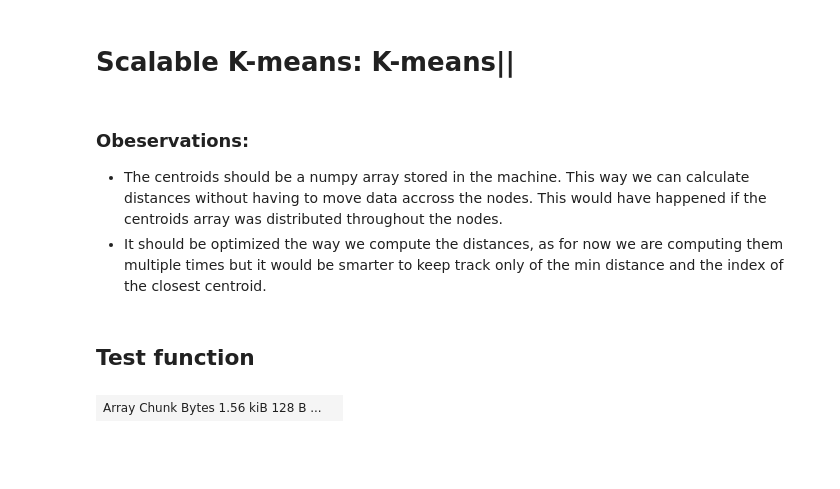
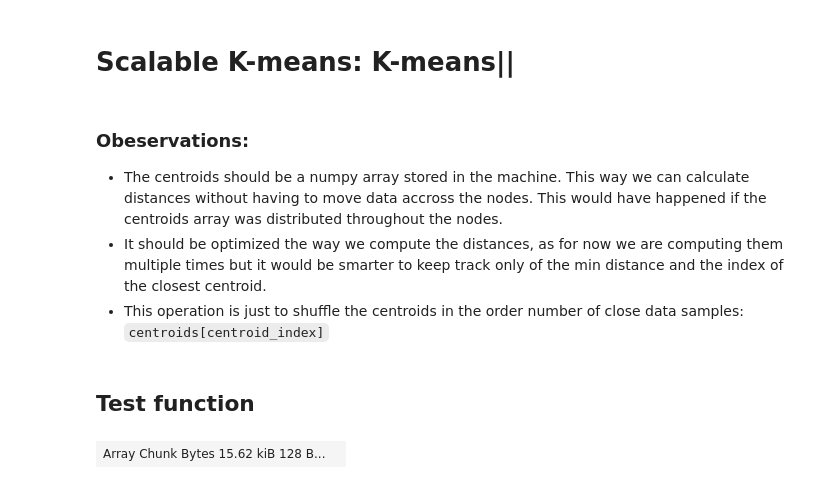
Before and after one commit to ElHuaco/Distributed-k-means, a Jupyter notebook: src/dask/notebooks/OUR CODE/Main.ipynb, the cells around one changed output. Saved outputs shown, nothing was run; the diff lists cells and outputs as text; code cells hidden in the pictures; blank space fills up the shorter version.

```diff
--- a/src/dask/notebooks/OUR CODE/Main.ipynb
+++ b/src/dask/notebooks/OUR CODE/Main.ipynb
@@ -125,6 +129,7 @@ def k_means_pp(centroids, X, k):
 ### Obeservations:
 - The centroids should be a numpy array stored in the machine. This way we can calculate distances without having to move data accross the nodes. This would have happened if the centroids array was distributed throughout the nodes.
 - It should be optimized the way we compute the distances, as for now we are computing them multiple times but it would be smarter to keep track only of the min distance and the index of the closest centroid.
+- This operation is just to shuffle the centroids in the order number of close data samples:  `centroids[centroid_index]`
 # %%
 def k_means_scalable(X, k, l):
     X=make_da(X)
@@ -148,8 +151,8 @@ def k_means_scalable(X, k, l):
 # %% [markdown]
 ## Test function
 # %%
-X, y = dask_ml.datasets.make_blobs(100, centers=5, chunks=num_workers)
+X, y = dask_ml.datasets.make_blobs(1000, centers=6, chunks=num_workers)
 #Check in depth what chunks are
 X.persist()
 # %% [output]
-| Array Chunk Bytes 1.56 kiB 128 B ... |  |
+| Array Chunk Bytes 15.62 kiB 128 B... |  |
```
Also changed, not shown: parts of 6 cells of this notebook, 10 other files.
